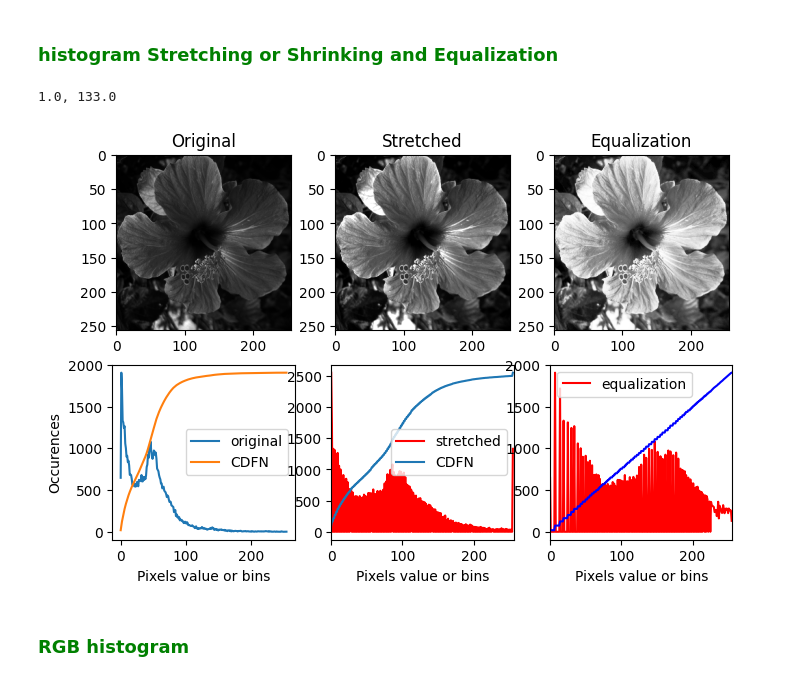
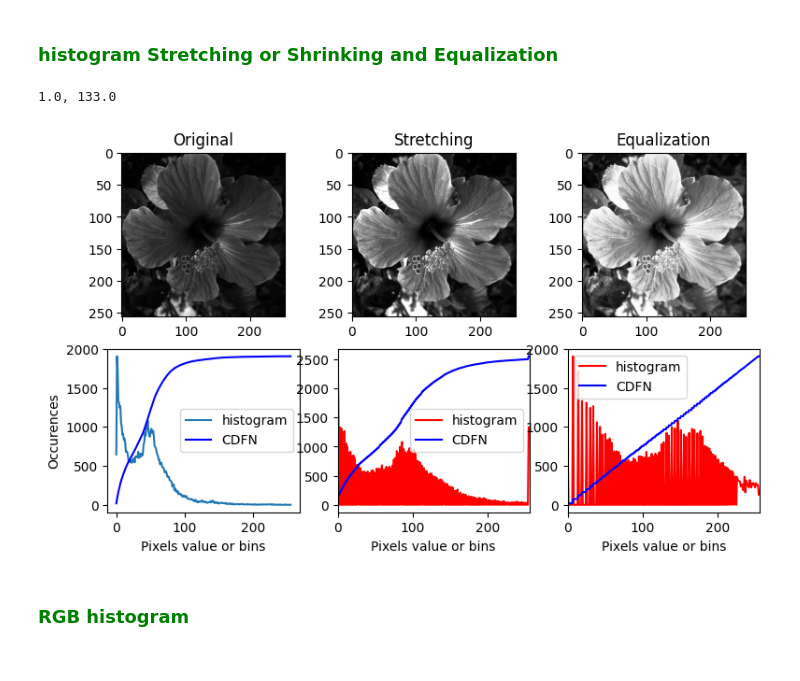
Before and after one commit to kkariste/Image-Enhancement, a Jupyter notebook: histogram_enhancement.ipynb, the cells around one changed output. Drawn from its saved outputs; the diff is of its cells as text; code cells hidden in the pictures.

Commit message:
Update Histogram

```diff
--- a/histogram_enhancement.ipynb
+++ b/histogram_enhancement.ipynb
@@ -16,6 +16,7 @@ plant = cv2.imread("Images/plant.png", cv2.IMREAD_GRAYSCALE)
 # Contrast stretching
 p2, p98 = np.percentile(plant, (2, 98))
 print(f"{p2}, {p98}")
+# 2% of the image pixels will have a value less than or equal to p2, and 98% will have a value less than or equal to p98.
 plant_rescale = rescale_intensity(plant, in_range=(p2, p98))
 
 # Equalization
@@ -24,39 +25,40 @@ plant_eq = cv2.equalizeHist(plant)  # We can also use skimage here
 # Computing histogram
 channels = [0]    # Image channel where to compute
 mask = None       # Else compute the part of image selected
 histSize = [256]  # Channel Histogram size  or histogram quantification: 8, 16, 32, 64 ...
 ranges = [0, 256] # Include pixels values from 0 to 255
 
 plant_hist = cv2.calcHist([plant], channels, mask, histSize, ranges)
 plant_rescale_hist = cv2.calcHist([plant_rescale],channels=[0], mask=None, histSize=[256], ranges=[0,256])
 plant_eq_hist = cv2.calcHist([plant_eq],channels=[0], mask=None, histSize=[256], ranges=[0,256])
 
 
 # Calculate the cumulative distribution function (CDF) and Normalize
 plant_cdf = np.cumsum(plant_hist)
 plant_cdf_norm = plant_cdf * np.float64(plant_hist.max()) / plant_cdf.max()
 #plant_cdf_norm = cv2.normalize(plant_cdf, None, alpha=0, beta=255, norm_type=cv2.NORM_MINMAX, dtype=cv2.CV_8U)
 #print(plant_cdf_norm)
 
 plant_rescale_cdf = plant_rescale_hist.cumsum()
 plant_rescale_norm = plant_rescale_cdf * np.float64(plant_rescale_hist.max()) / plant_rescale_cdf.max()
 #plant_rescale_norm = cv2.normalize(plant_rescale_cdf, None, alpha=0, beta=255, norm_type=cv2.NORM_MINMAX, dtype=cv2.CV_8U)
 
 plant_eq_hist_cdf = plant_eq_hist.cumsum()
 plant_eq_normalized = plant_eq_hist_cdf * np.float64(plant_eq_hist.max()) / plant_eq_hist_cdf.max()
 
 # Ploting Results
-plt.figure(figsize=[8,5])
+plt.figure(figsize=[9,5])
 plt.subplot(231); plt.imshow(plant, cmap="gray"); plt.title("Original")
-plt.subplot(232); plt.imshow(plant_rescale, cmap="gray"); plt.title("Stretched")
+plt.subplot(232); plt.imshow(plant_rescale, cmap="gray"); plt.title("Stretching")
 plt.subplot(233); plt.imshow(plant_eq, cmap="gray"); plt.title("Equalization")
-plt.subplot(234); plt.plot(plant_hist, label="original"); plt.plot(plant_cdf_norm, label='CDFN'); plt.xlabel('Pixels value or bins'); plt.ylabel('Occurences'); plt.legend()   # Add plt.savefig() to save in current folder
-plt.subplot(235); plt.plot(plant_rescale_hist, label="stretched", color='r'); plt.plot(plant_rescale_norm,label='CDFN'); plt.xlim([0, 256]); plt.xlabel('Pixels value or bins'); plt.legend();
-plt.subplot(236); plt.plot(plant_eq_hist, label="equalization", color='r'); plt.plot(plant_eq_normalized, color='b'); plt.xlim([0, 256]); plt.xlabel('Pixels value or bins'); plt.legend()
+plt.subplot(234); plt.plot(plant_hist, label="histogram"); plt.plot(plant_cdf_norm, label='CDFN', color='b'); plt.xlabel('Pixels value or bins'); plt.ylabel('Occurences'); plt.legend()
+plt.subplot(235); plt.plot(plant_rescale_hist, label="histogram", color='r'); plt.plot(plant_rescale_norm,label='CDFN', color='b'); plt.xlim([0, 256]); plt.xlabel('Pixels value or bins'); plt.legend();
+plt.subplot(236); plt.plot(plant_eq_hist, label="histogram", color='r'); plt.plot(plant_eq_normalized, color='b', label='CDFN'); plt.xlim([0, 256]); plt.xlabel('Pixels value or bins'); plt.legend()
+#plt.savefig("histogram")
 plt.show()
 # %% [output]
 1.0, 133.0
-[figure, old version]
+[figure, new version]
 # %% [markdown]
 ### <span style=color:green> RGB histogram </span>
 # %%
```
Also changed, not shown: 1 other file.
